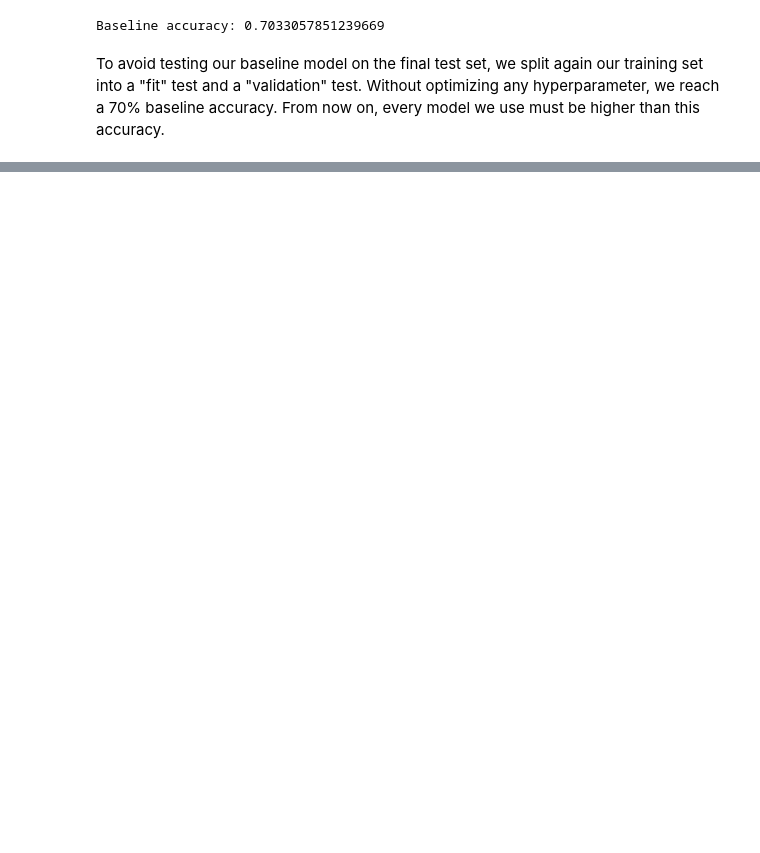
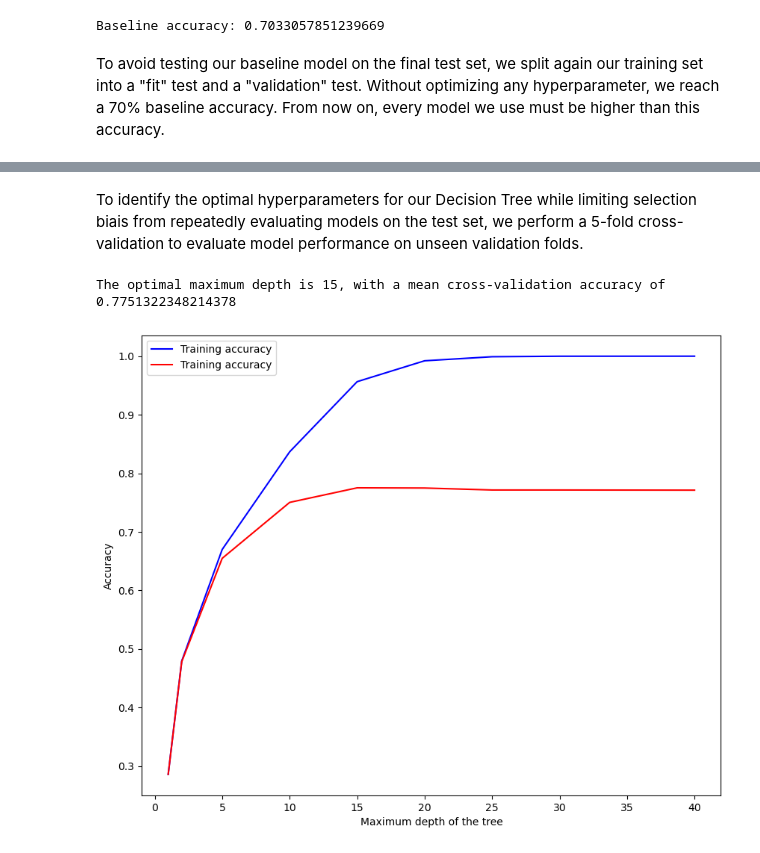
Before and after one commit to Arnaud11000/Projet-XHEC, a Jupyter notebook: forest-covertype-ml/notebooks/02_baselinemodels.ipynb, the cells around one changed output, grey strips where cells are left out. Cells and saved outputs as stored; diff of their text form; code cells hidden in the pictures; blank space fills up the shorter version.

Commit message:
Baseline models

```diff
--- a/forest-covertype-ml/notebooks/02_baselinemodels.ipynb
+++ b/forest-covertype-ml/notebooks/02_baselinemodels.ipynb
@@ -46,0 +86,49 @@ To avoid testing our baseline model on the final test set, we split again our tr
+# %% [markdown]
+To identify the optimal hyperparameters for our Decision Tree while limiting selection biais from repeatedly evaluating models on the test set, we perform a 5-fold cross-validation to evaluate model performance on unseen validation folds.
+# %%
+tree_pipeline = Pipeline([
+    ("preprocessing", preprocessor),
+    ("model", DecisionTreeClassifier(criterion='gini', random_state=42))
+])
+
+param_grid = {"model__max_depth": [1, 2, 5, 10, 15, 20, 25, 30, 40]}
+
+grid_search = GridSearchCV(
+    tree_pipeline,
+    param_grid,
+    scoring="accuracy",
+    cv=5,
+    return_train_score=True
+)
+
+grid_search.fit(X_train, y_train)
+
+print(f"The optimal maximum depth is {grid_search.best_params_['model__max_depth']}, with a mean cross-validation accuracy of {grid_search.best_score_}")
+# %% [output]
+The optimal maximum depth is 15, with a mean cross-validation accuracy of 0.7751322348214378
+# %%
+param = param_grid["model__max_depth"]
+
+grid = pd.Series(grid_search.cv_results_)
+
+train_accuracy = grid["mean_train_score"]
+test_accuracy = grid["mean_test_score"]
+
+fig, ax = plt.subplots(figsize=(10,8))
+
+ax.plot(
+    param, train_accuracy,
+    color="blue", label="Training accuracy"
+    )
+
+ax.plot(
+    param, test_accuracy,
+    color="red", label="Training accuracy"
+    )
+
+plt.xlabel("Maximum depth of the tree")
+plt.ylabel("Accuracy")
+plt.legend()
+plt.show()
+# %% [output]
+[figure, added]
```
Also changed, not shown: parts of 11 cells of this notebook.
